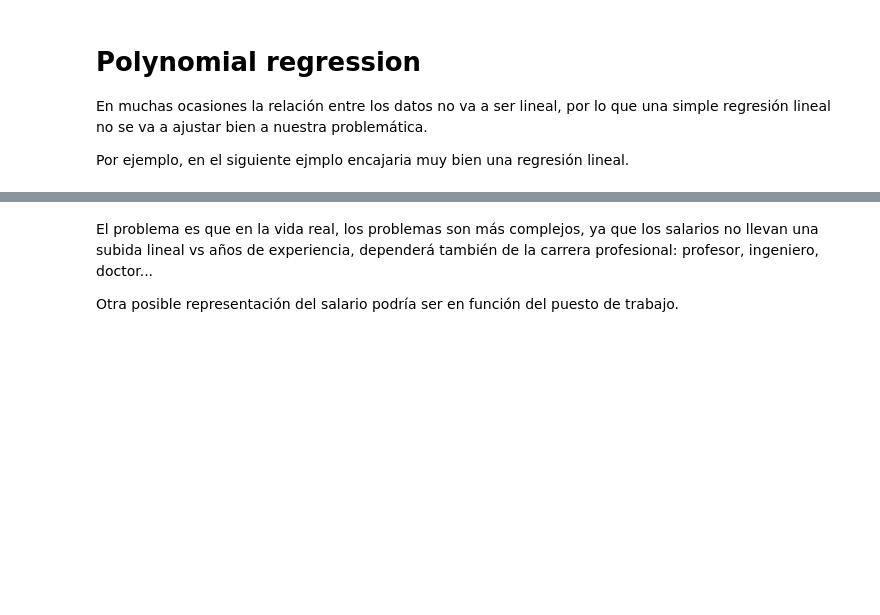
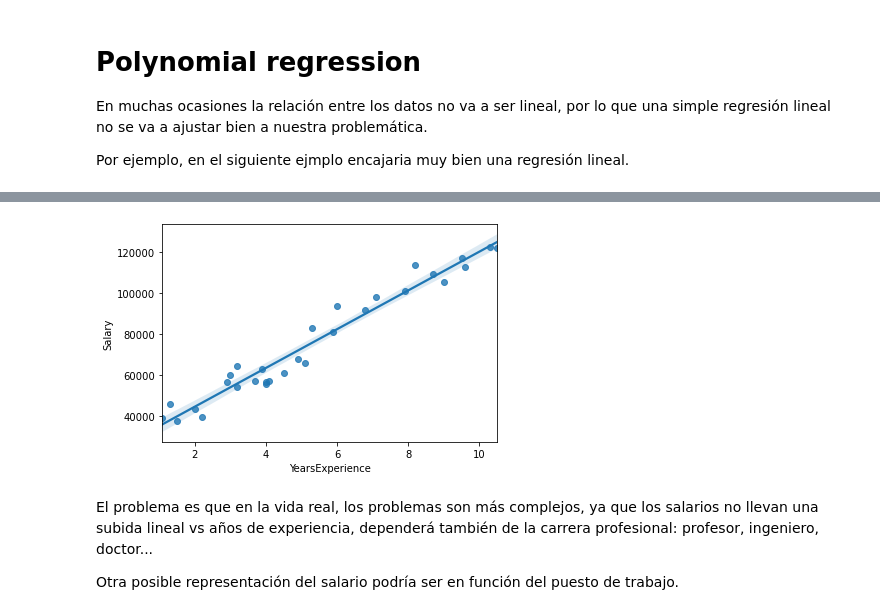
Before and after one commit to CarlosDiazGirol/thebridgedsftsep20, a Jupyter notebook: 3-Machine Learning/1-Supervisado/1-Linear Regression/2_polynomial regression.ipynb, the cells around one changed output, grey strips where cells are left out. Saved outputs shown, nothing was run; the diff lists cells and outputs as text; code cells hidden in the pictures; blank space fills up the shorter version.

```diff
--- a/3-Machine Learning/1-Supervisado/1-Linear Regression/2_polynomial regression.ipynb
+++ b/3-Machine Learning/1-Supervisado/1-Linear Regression/2_polynomial regression.ipynb
@@ -13,3 +20,9 @@ df.head()
+# %%
+sns.regplot(data = df,
+           x = "YearsExperience",
+           y="Salary");
+# %% [output]
+[figure, added]
 # %% [markdown]
 El problema es que en la vida real, los problemas son más complejos, ya que los salarios no llevan una subida lineal vs años de experiencia, dependerá también de la carrera profesional: profesor, ingeniero, doctor...
 
```
Also changed, not shown: parts of 14 cells of this notebook, 3 other files.
